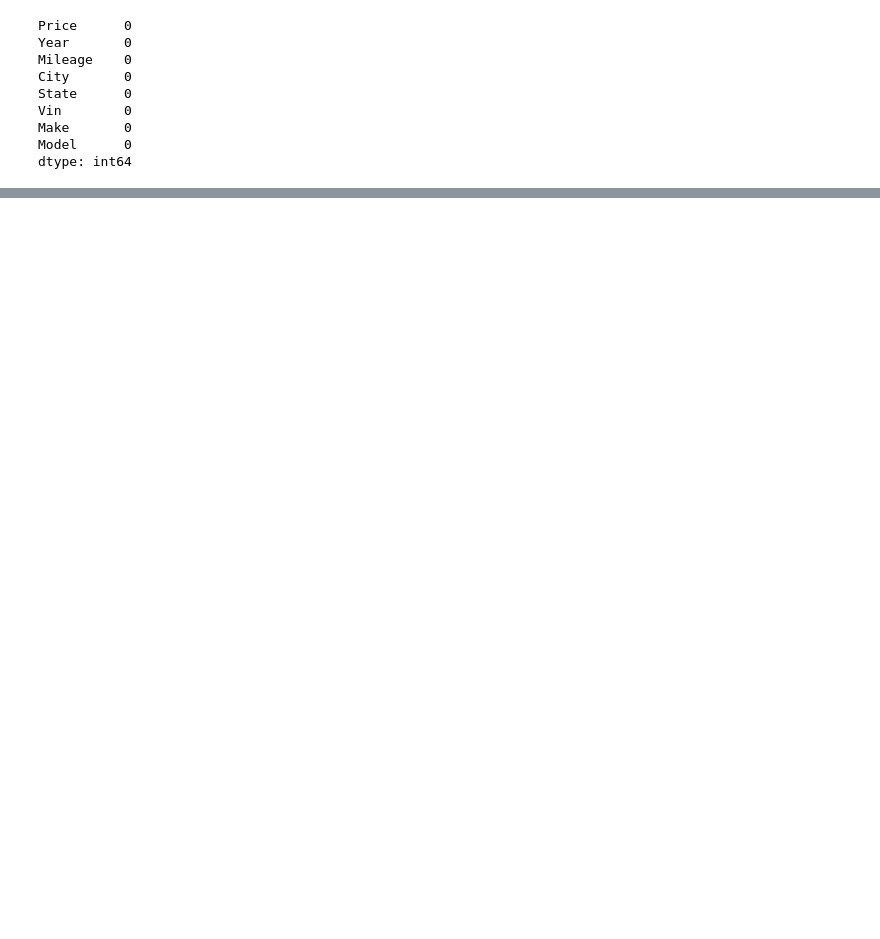
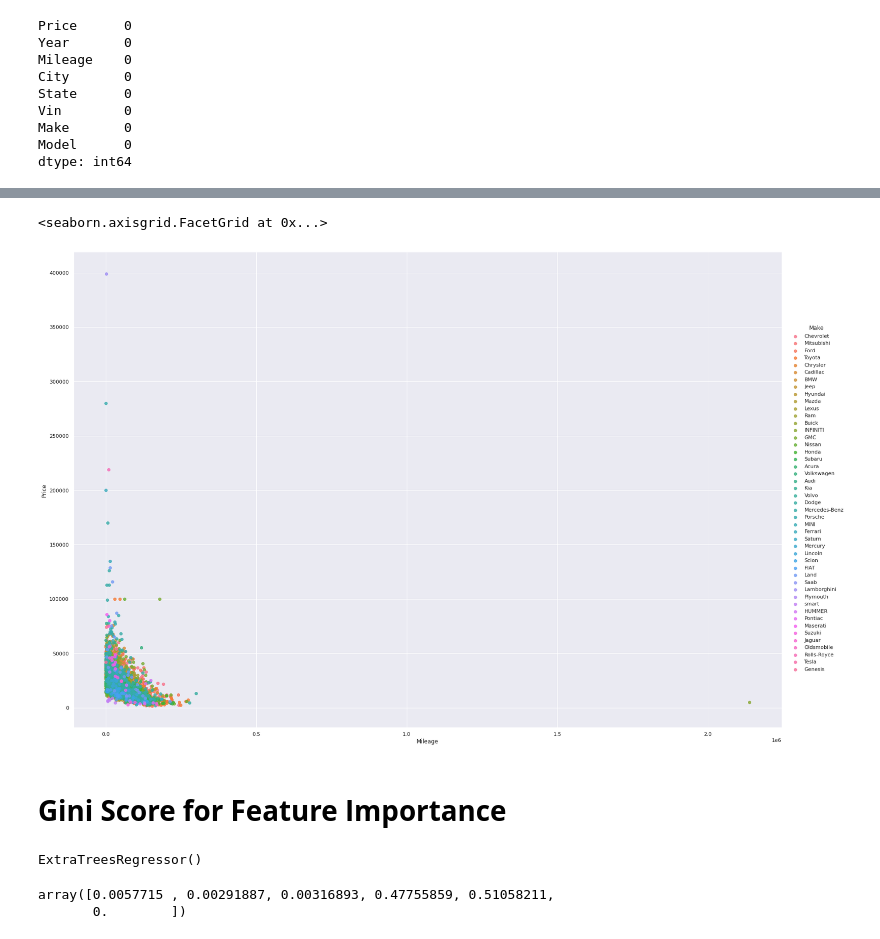
Before and after one commit to cmpe255-orion/car-price-prediction, a Jupyter notebook: Final_Project.ipynb, the cells around one changed output, grey strips where cells are left out. Cells and saved outputs as stored; diff of their text form; code cells hidden in the pictures; blank space fills up the shorter version.

```diff
--- a/Final_Project.ipynb
+++ b/Final_Project.ipynb
@@ -61,0 +152,7 @@ dtype: int64
+# %%
+sns.lmplot(x='Mileage', y='Price', hue='Make', data= df_cor, fit_reg= False, height=15, aspect=1.5)
+# %% [output]
+<seaborn.axisgrid.FacetGrid at 0x...>
+[figure, added]
+# %% [markdown]
+# **Gini Score for Feature Importance**
@@ -61,0 +164,10 @@ dtype: int64
+# %%
+et = ExtraTreesRegressor(n_estimators=100)
+et.fit(X_train, y_train)
+# %% [output]
+ExtraTreesRegressor()
+# %%
+et.feature_importances_
+# %% [output]
+array([0.0057715 , 0.00291887, 0.00316893, 0.47755859, 0.51058211,
+       0.        ])
```
Also changed, not shown: parts of 34 cells of this notebook.
